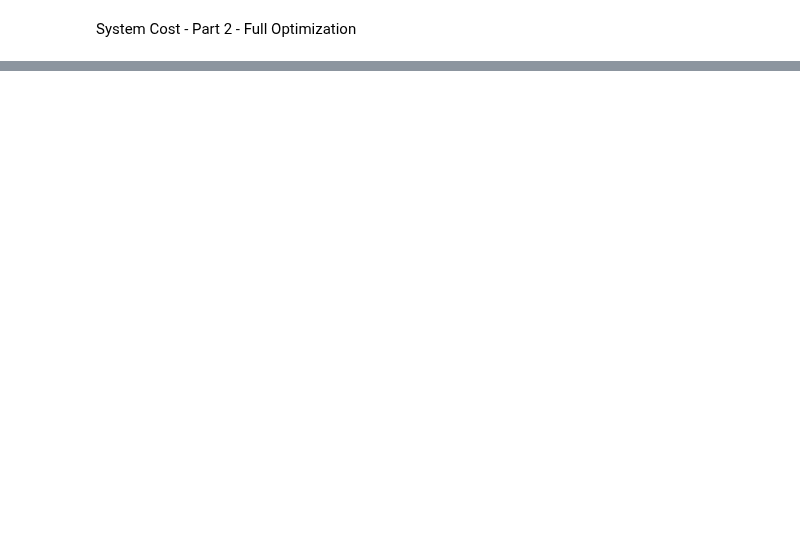
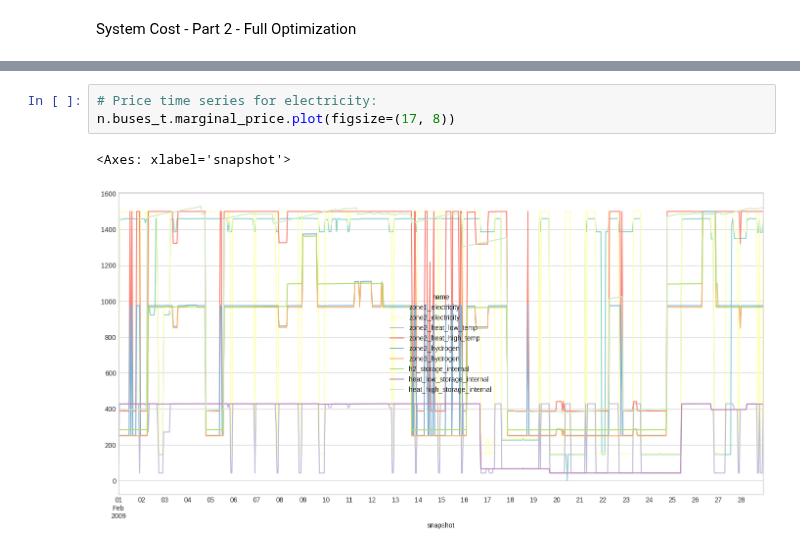
Before and after one commit to karivero/esi_final_repo, a Jupyter notebook: final_esi/ESI_Assignment/part2_full_opt.ipynb, the cells around one changed output, grey strips where cells are left out. Drawn from its saved outputs; the diff is of its cells as text; blank space fills up the shorter version.

```diff
--- a/final_esi/ESI_Assignment/part2_full_opt.ipynb
+++ b/final_esi/ESI_Assignment/part2_full_opt.ipynb
@@ -1037,0 +1048,6 @@ Total system cost: €130708.44/month
+# %%
+# Price time series for electricity:
+n.buses_t.marginal_price.plot(figsize=(17, 8))
+# %% [output]
+<Axes: xlabel='snapshot'>
+[figure, added]
```
Also changed, not shown: parts of 14 cells of this notebook, 2 other files.
